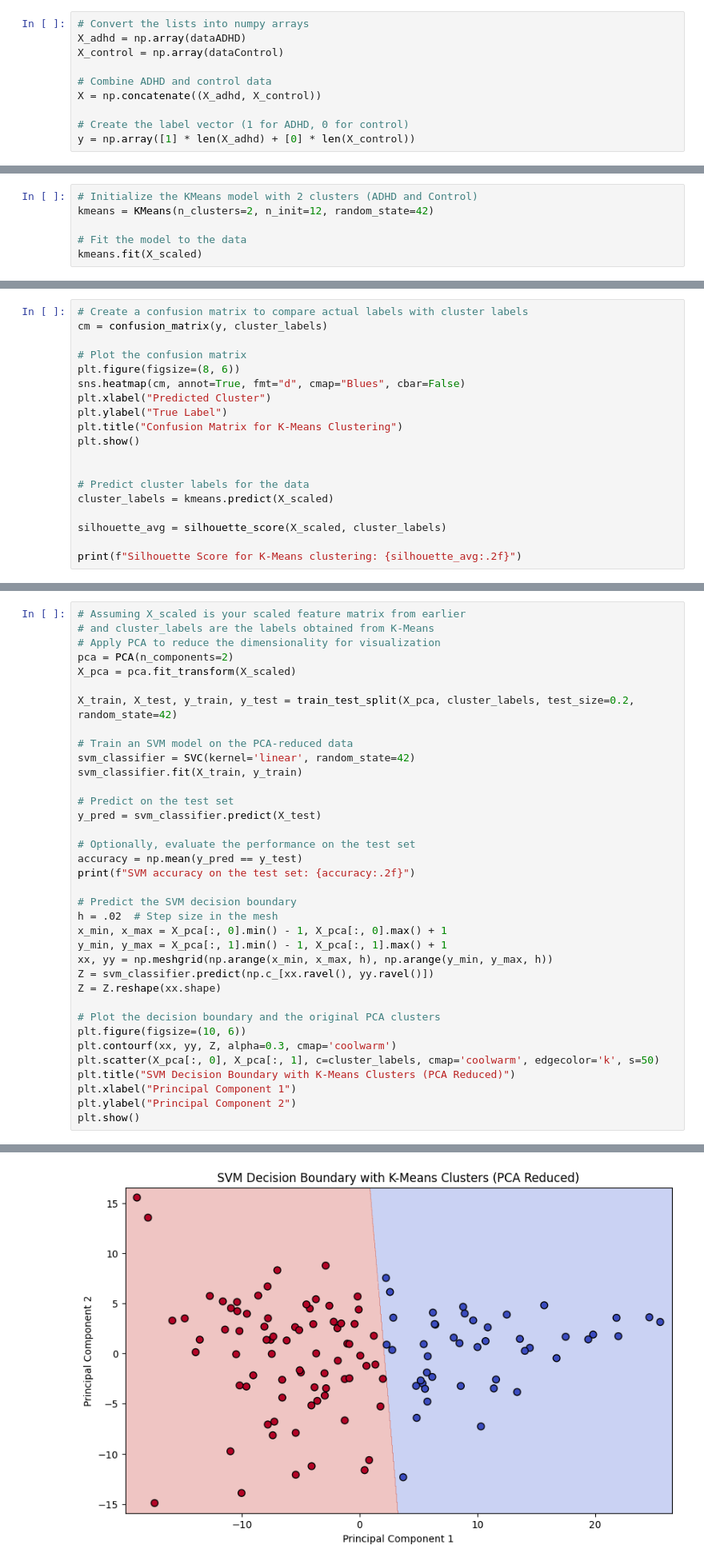
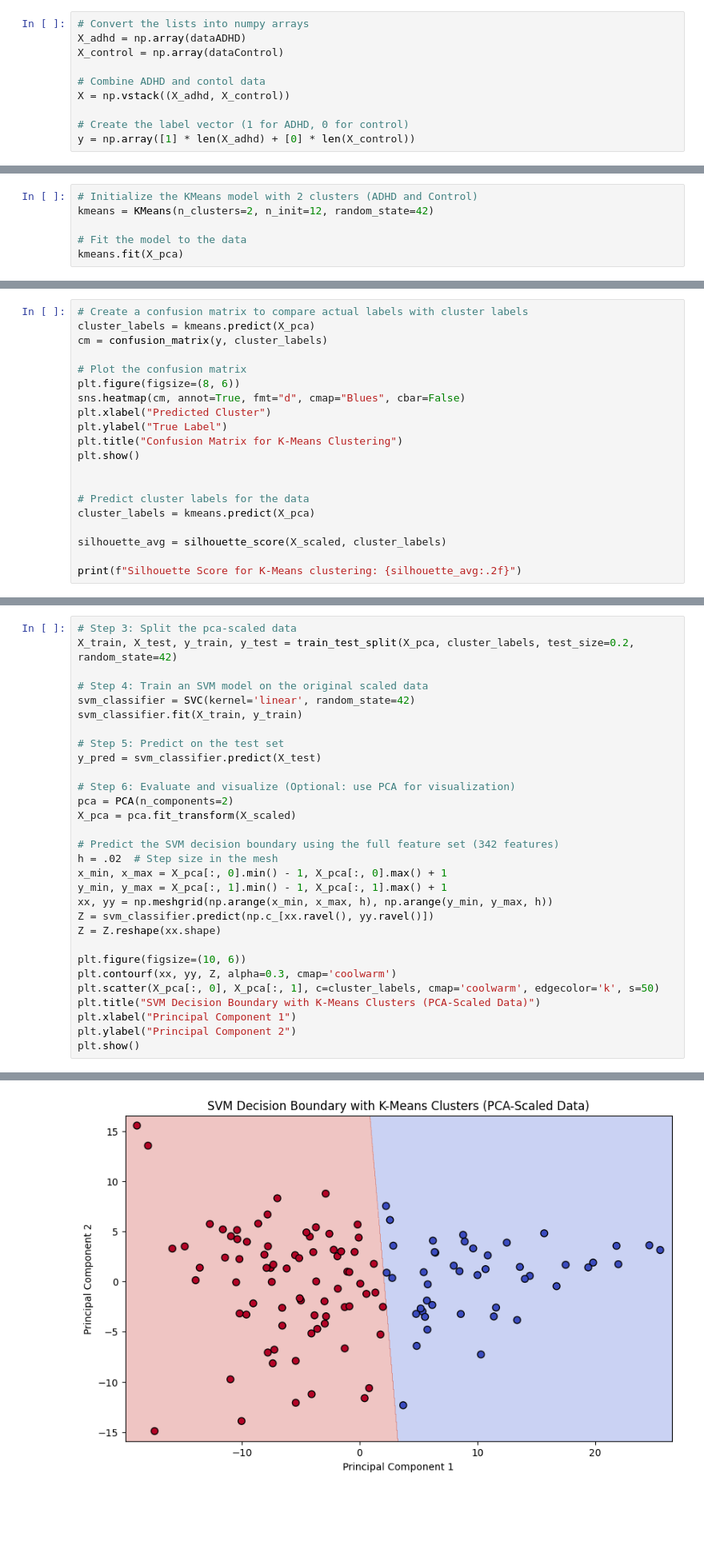
Before and after one commit to Bishara10/EEG-Classification, a Jupyter notebook: EEG_Classification.ipynb, the cells around one changed output, grey strips where cells are left out. Shown: that part at 80% size. Saved outputs shown, nothing was run; the diff lists cells and outputs as text; blank space fills up the shorter version.

```diff
--- a/EEG_Classification.ipynb
+++ b/EEG_Classification.ipynb
@@ -193,8 +186,8 @@ len(dataControl)
 X_adhd = np.array(dataADHD)
 X_control = np.array(dataControl)
 
-# Combine ADHD and control data
-X = np.concatenate((X_adhd, X_control))
+# Combine ADHD and contol data
+X = np.vstack((X_adhd, X_control))
 
 # Create the label vector (1 for ADHD, 0 for control)
 y = np.array([1] * len(X_adhd) + [0] * len(X_control))
@@ -207,11 +210,12 @@ X_scaled = scaler.fit_transform(X)
 kmeans = KMeans(n_clusters=2, n_init=12, random_state=42)
 
 # Fit the model to the data
-kmeans.fit(X_scaled)
+kmeans.fit(X_pca)
 # %% [output]
 KMeans(n_clusters=2, n_init=12, random_state=42)
 # %%
 # Create a confusion matrix to compare actual labels with cluster labels
+cluster_labels = kmeans.predict(X_pca)
 cm = confusion_matrix(y, cluster_labels)
 
 # Plot the confusion matrix
@@ -224,7 +228,7 @@ plt.show()
 
 
 # Predict cluster labels for the data
-cluster_labels = kmeans.predict(X_scaled)
+cluster_labels = kmeans.predict(X_pca)
 
 silhouette_avg = silhouette_score(X_scaled, cluster_labels)
 
@@ -268,26 +270,21 @@ plt.show()
 # %% [output]
 [figure]
 # %%
-# Assuming X_scaled is your scaled feature matrix from earlier
-# and cluster_labels are the labels obtained from K-Means
-# Apply PCA to reduce the dimensionality for visualization
+# Step 3: Split the pca-scaled data
+X_train, X_test, y_train, y_test = train_test_split(X_pca, cluster_labels, test_size=0.2, random_state=42)
+
+# Step 4: Train an SVM model on the original scaled data
+svm_classifier = SVC(kernel='linear', random_state=42)
+svm_classifier.fit(X_train, y_train)
+
+# Step 5: Predict on the test set
+y_pred = svm_classifier.predict(X_test)
+
+# Step 6: Evaluate and visualize (Optional: use PCA for visualization)
 pca = PCA(n_components=2)
 X_pca = pca.fit_transform(X_scaled)
 
-X_train, X_test, y_train, y_test = train_test_split(X_pca, cluster_labels, test_size=0.2, random_state=42)
-
-# Train an SVM model on the PCA-reduced data
-svm_classifier = SVC(kernel='linear', random_state=42)
-svm_classifier.fit(X_train, y_train)
-
-# Predict on the test set
-y_pred = svm_classifier.predict(X_test)
-
-# Optionally, evaluate the performance on the test set
-accuracy = np.mean(y_pred == y_test)
-print(f"SVM accuracy on the test set: {accuracy:.2f}")
-
-# Predict the SVM decision boundary
+# Predict the SVM decision boundary using the full feature set (342 features)
 h = .02  # Step size in the mesh
 x_min, x_max = X_pca[:, 0].min() - 1, X_pca[:, 0].max() + 1
 y_min, y_max = X_pca[:, 1].min() - 1, X_pca[:, 1].max() + 1
@@ -295,11 +292,10 @@ xx, yy = np.meshgrid(np.arange(x_min, x_max, h), np.arange(y_min, y_max, h))
 Z = svm_classifier.predict(np.c_[xx.ravel(), yy.ravel()])
 Z = Z.reshape(xx.shape)
 
-# Plot the decision boundary and the original PCA clusters
 plt.figure(figsize=(10, 6))
 plt.contourf(xx, yy, Z, alpha=0.3, cmap='coolwarm')
 plt.scatter(X_pca[:, 0], X_pca[:, 1], c=cluster_labels, cmap='coolwarm', edgecolor='k', s=50)
-plt.title("SVM Decision Boundary with K-Means Clusters (PCA Reduced)")
+plt.title("SVM Decision Boundary with K-Means Clusters (PCA-Scaled Data)")
 plt.xlabel("Principal Component 1")
 plt.ylabel("Principal Component 2")
 plt.show()
@@ -308,2 +303,2 @@ SVM accuracy on the test set: 1.00
-[figure, old version]
+[figure, new version]
 # %%
```
Also changed, not shown: parts of 7 cells of this notebook.
